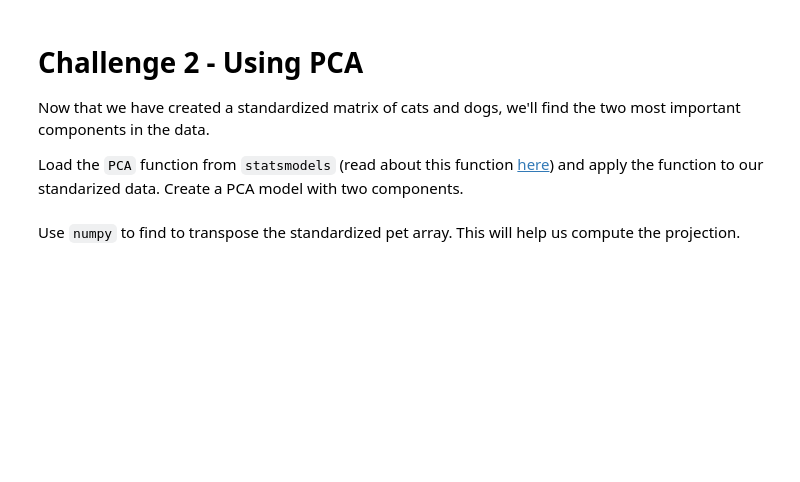
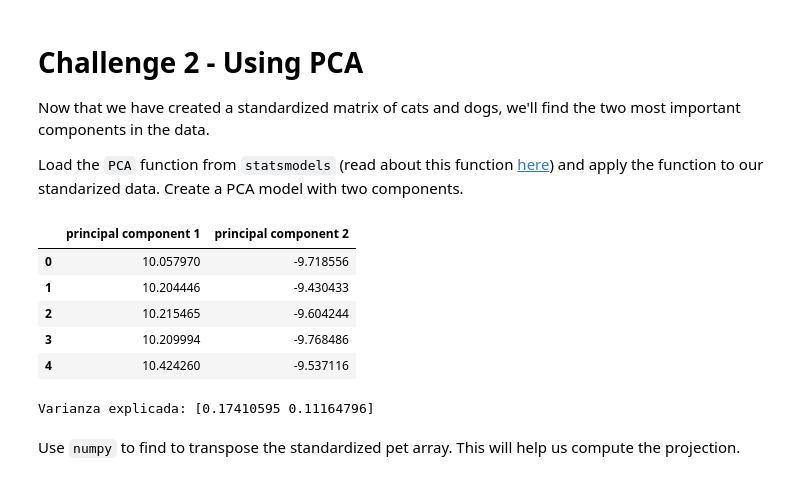
Before and after one commit to ta-datapt-bcn/lab-pca, a Jupyter notebook: your-code/main.ipynb, the cells around one changed output. Saved outputs shown, nothing was run; the diff lists cells and outputs as text; code cells hidden in the pictures; blank space fills up the shorter version.

```diff
--- a/your-code/main.ipynb
+++ b/your-code/main.ipynb
@@ -14,3 +6,18 @@ import matplotlib.pyplot as plt
+# %%
+#Import numpy and pandas:
+
+import pandas as pd
+import numpy as np
+
+pd.set_option('display.max_columns', None)
+pd.set_option('display.max_rows', None)
+from IPython.core.interactiveshell import InteractiveShell
+InteractiveShell.ast_node_interactivity = 'all'
+
+import matplotlib.pyplot as plt
+import seaborn as sns
+%matplotlib inline
+#%timeit ,  line_profiler, memory_profiler
 # %% [markdown]
 # Challenge 1 - Reading and Standardizing the Data
 
@@ -49,17 +79,26 @@ Next, we would like to create a standardization function. This function will fin
 
 Hint: To find the mean and standard deviation of each image, use `numpy`'s version of mean and stadnard deviation and use `axis=0`.
 # %%
+from sklearn.preprocessing import StandardScaler
+
 def standardize(x):
     #This function takes as input a numpy array and returns a stadardized numpy array of the same dimensions.
     #Sample input: np.array([[1,2,3],[4,5,6]])
     #Sample output: np.array([[-1,-1,-1],[1,1,1]])
 
     # Your code here:
+    return StandardScaler().fit_transform(x)
 # %% [markdown]
 Now, use the `np.concatenate` function to combine the cats and dogs arrays. Use `axis=1` to combine the two correctly. Make sure to put dogs first.
 # %%
 # Your code here:
+
+both = np.concatenate((dogs, cats), axis=1)
 # %% [markdown]
 Standardize the concatenated array below.
 # %%
 # Your code here:
+
+st_full = standardize(both)
+
+st_full[1]
@@ -74,3 +129,30 @@ Load the `PCA` function from `statsmodels` (read about this function [here](http
+# %%
+# Your code here:
+from sklearn.decomposition import PCA
+
+pca = PCA(n_components=2)
+principalComponents = pca.fit_transform(st_full)
+
+principalDf = pd.DataFrame(data = principalComponents
+             , columns = ['principal component 1', 'principal component 2'])
+
+
+principalDf.head()
+
+print('Varianza explicada:',pca.explained_variance_ratio_)
+
+
+from statsmodels.multivariate.pca import PCA
+
+pca2 = PCA(st_full,2)
+# %% [output]
+|  | principal component 1 | principal component 2 |
+| 0 | 10.057970 | -9.718556 |
+| 1 | 10.204446 | -9.430433 |
+| 2 | 10.215465 | -9.604244 |
+| 3 | 10.209994 | -9.768486 |
+| 4 | 10.424260 | -9.537116 |
+Varianza explicada: [0.17410595 0.11164796]
 # %% [markdown]
 Use `numpy` to find to transpose the standardized pet array. This will help us compute the projection.
 # %%
```
Also changed, not shown: parts of 17 cells of this notebook.
